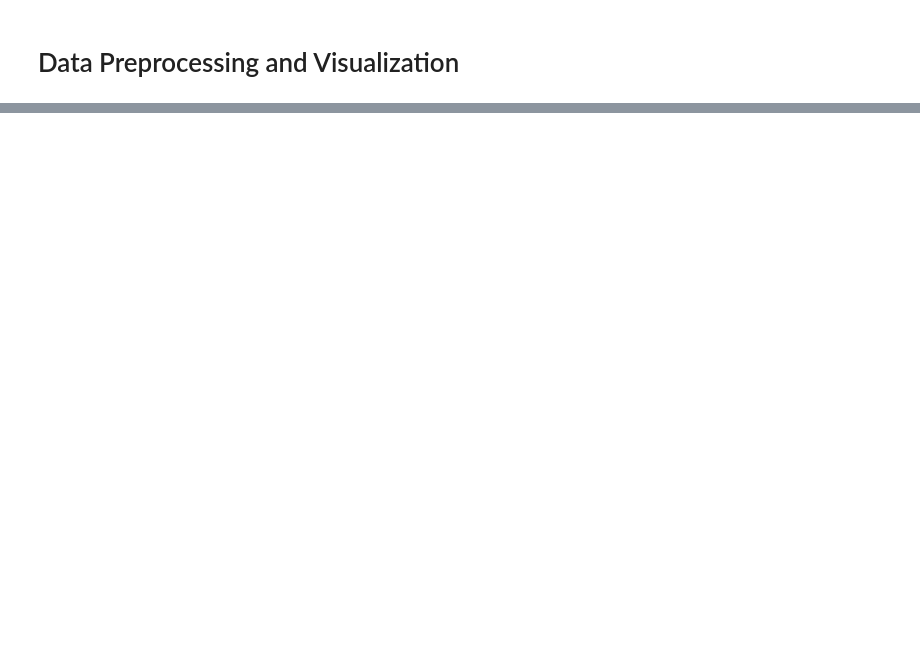
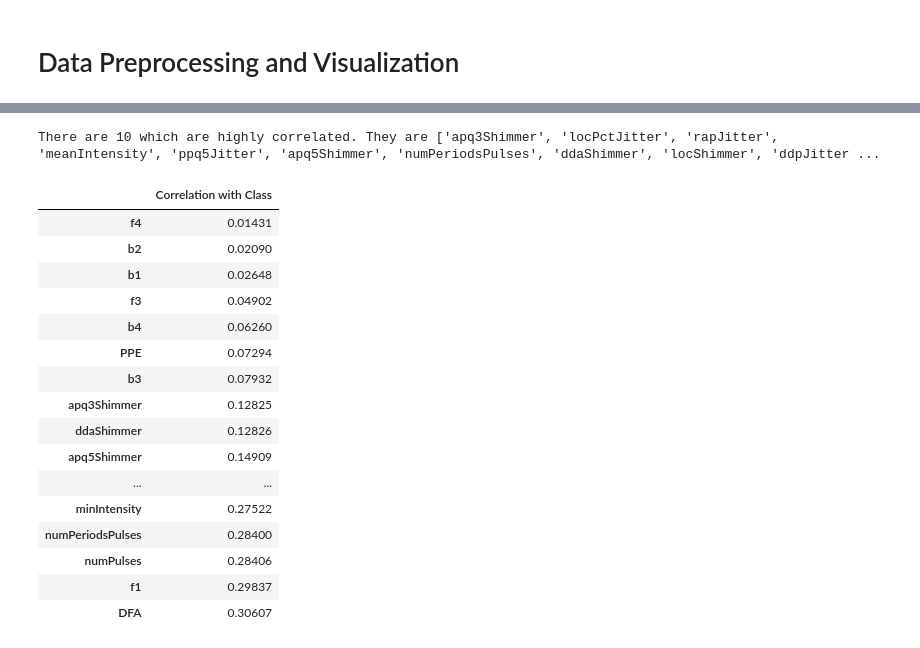
Before and after one commit to ShaileshAdhikari/parkinsons_classification, a Jupyter notebook: dataset/dataprocessing.ipynb, the cells around one changed output, grey strips where cells are left out. Cells and saved outputs as stored; diff of their text form; code cells hidden in the pictures; blank space fills up the shorter version.

```diff
--- a/dataset/dataprocessing.ipynb
+++ b/dataset/dataprocessing.ipynb
@@ -120,0 +117,30 @@ Highly Correlated Features :
+# %%
+corr_feature = correlation(extracted_df,0.95)
+print(f'There are {len(corr_feature)} which are highly correlated. They are {list(corr_feature)}.')
+from_correlation = list(corr_feature)
+# %% [output]
+There are 10 which are highly correlated. They are ['apq3Shimmer', 'locPctJitter', 'rapJitter', 'meanIntensity', 'ppq5Jitter', 'apq5Shimmer', 'numPeriodsPulses', 'ddaShimmer', 'locShimmer', 'ddpJitter ...
+# %%
+# Correlation with class
+
+correlate = np.array([extracted_df[columns].corr(y) for columns in extracted_df.columns])
+corr_df = pd.DataFrame(abs(correlate.round(5)),index=extracted_df.columns,columns=['Correlation with Class'])
+corr_df.sort_values(by='Correlation with Class',ascending=True)
+# %% [output]
+|  | Correlation with Class |
+| f4 | 0.01431 |
+| b2 | 0.02090 |
+| b1 | 0.02648 |
+| f3 | 0.04902 |
+| b4 | 0.06260 |
+| PPE | 0.07294 |
+| b3 | 0.07932 |
+| apq3Shimmer | 0.12825 |
+| ddaShimmer | 0.12826 |
+| apq5Shimmer | 0.14909 |
+| ... | ... |
+| minIntensity | 0.27522 |
+| numPeriodsPulses | 0.28400 |
+| numPulses | 0.28406 |
+| f1 | 0.29837 |
+| DFA | 0.30607 |
```
Also changed, not shown: parts of 24 cells of this notebook, 1 other file.
